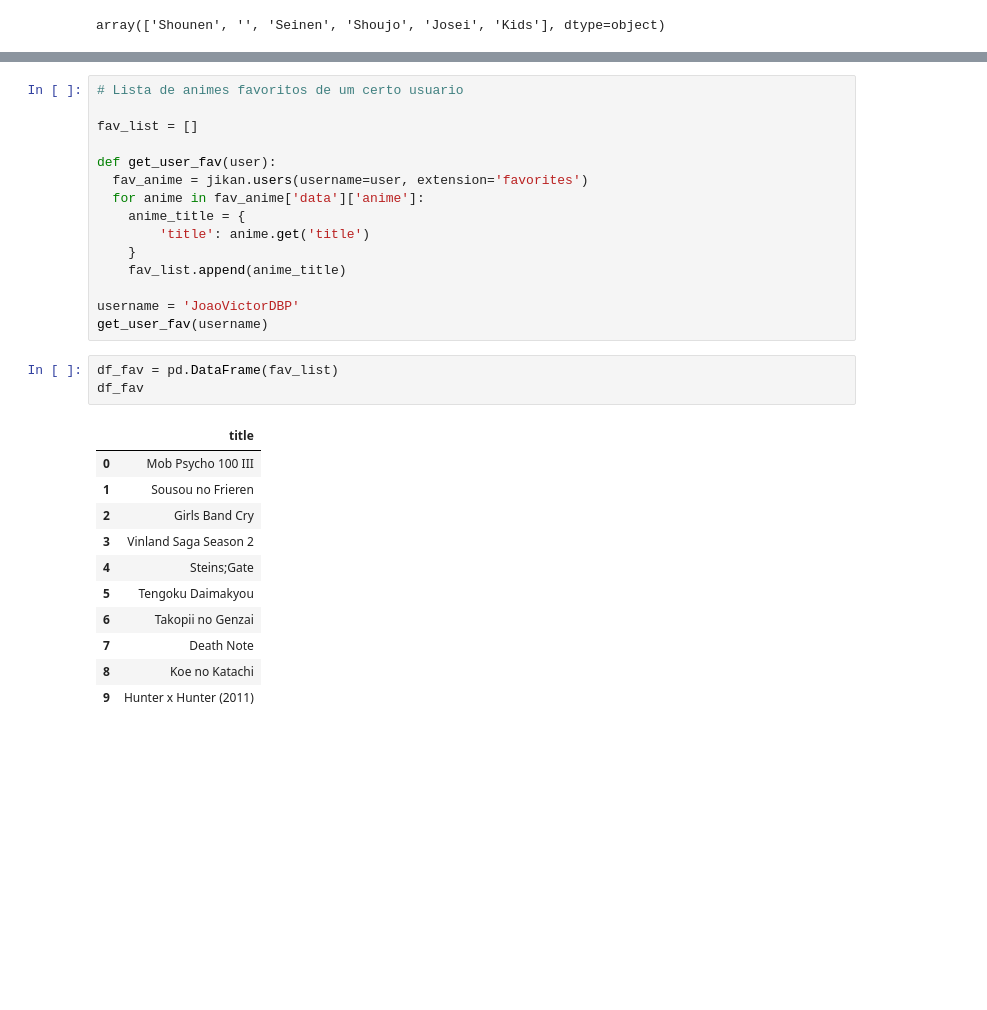
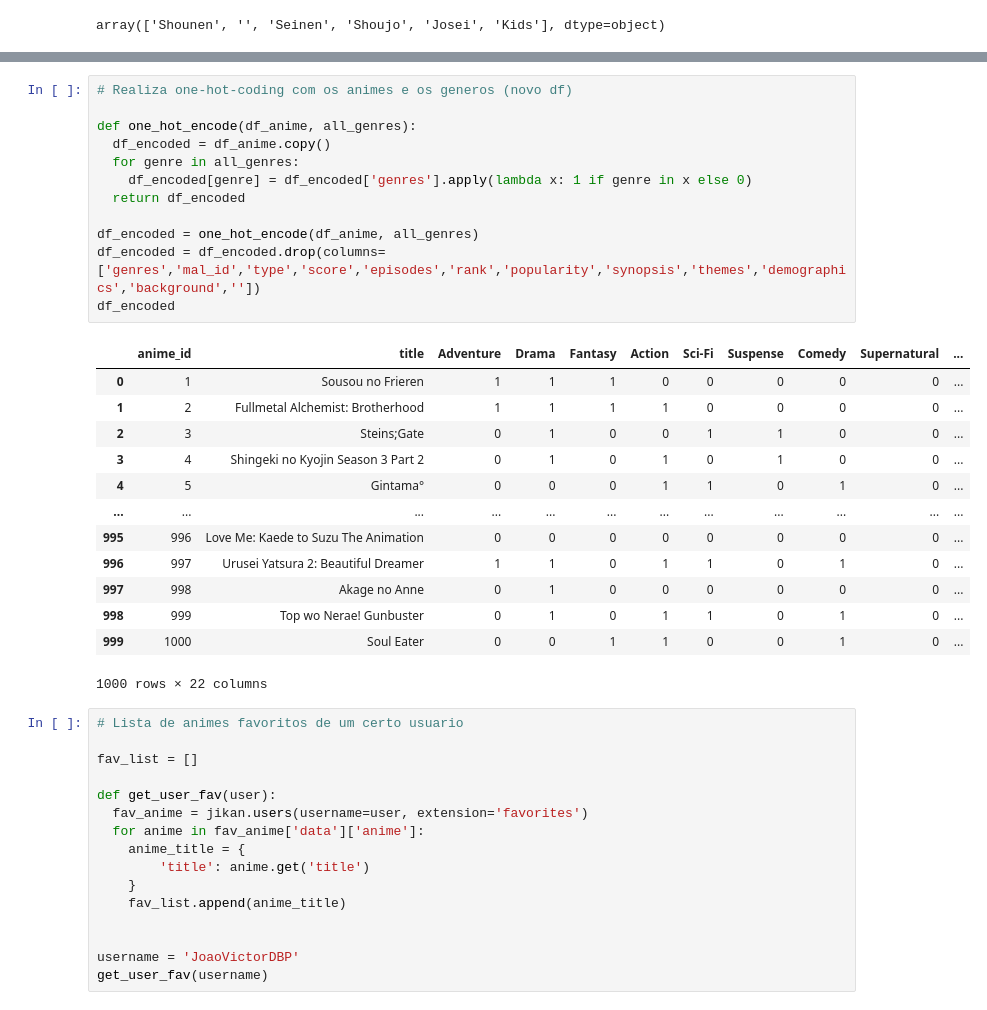
Before and after one commit to JoaoVictorDBP/Anime-Recommendation-System, a Jupyter notebook: AnimeRec.ipynb, the cells around one changed output, grey strips where cells are left out. Drawn from its saved outputs; the diff is of its cells as text; blank space fills up the shorter version.

```diff
--- a/AnimeRec.ipynb
+++ b/AnimeRec.ipynb
@@ -222,3 +256,29 @@ array(['Shounen', '', 'Seinen', 'Shoujo', 'Josei', 'Kids'], dtype=object)
+# %%
+# Realiza one-hot-coding com os animes e os generos (novo df)
+
+def one_hot_encode(df_anime, all_genres):
+  df_encoded = df_anime.copy()
+  for genre in all_genres:
+    df_encoded[genre] = df_encoded['genres'].apply(lambda x: 1 if genre in x else 0)
+  return df_encoded
+
+df_encoded = one_hot_encode(df_anime, all_genres)
+df_encoded = df_encoded.drop(columns=['genres','mal_id','type','score','episodes','rank','popularity','synopsis','themes','demographics','background',''])
+df_encoded
+# %% [output]
+|  | anime_id | title | Adventure | Drama | Fantasy | Action | Sci-Fi | Suspense | Comedy | Supernatural | ... |
+| 0 | 1 | Sousou no Frieren | 1 | 1 | 1 | 0 | 0 | 0 | 0 | 0 | ... |
+| 1 | 2 | Fullmetal Alchemist: Brotherhood | 1 | 1 | 1 | 1 | 0 | 0 | 0 | 0 | ... |
+| 2 | 3 | Steins;Gate | 0 | 1 | 0 | 0 | 1 | 1 | 0 | 0 | ... |
+| 3 | 4 | Shingeki no Kyojin Season 3 Part 2 | 0 | 1 | 0 | 1 | 0 | 1 | 0 | 0 | ... |
+| 4 | 5 | Gintama° | 0 | 0 | 0 | 1 | 1 | 0 | 1 | 0 | ... |
+| ... | ... | ... | ... | ... | ... | ... | ... | ... | ... | ... | ... |
+| 995 | 996 | Love Me: Kaede to Suzu The Animation | 0 | 0 | 0 | 0 | 0 | 0 | 0 | 0 | ... |
+| 996 | 997 | Urusei Yatsura 2: Beautiful Dreamer | 1 | 1 | 0 | 1 | 1 | 0 | 1 | 0 | ... |
+| 997 | 998 | Akage no Anne | 0 | 1 | 0 | 0 | 0 | 0 | 0 | 0 | ... |
+| 998 | 999 | Top wo Nerae! Gunbuster | 0 | 1 | 0 | 1 | 1 | 0 | 1 | 0 | ... |
+| 999 | 1000 | Soul Eater | 0 | 0 | 1 | 1 | 0 | 0 | 1 | 0 | ... |
+1000 rows × 22 columns
 # %%
 # Lista de animes favoritos de um certo usuario
 
@@ -232,20 +292,6 @@ def get_user_fav(user):
     }
     fav_list.append(anime_title)
 
+
 username = 'JoaoVictorDBP'
 get_user_fav(username)
-# %%
-df_fav = pd.DataFrame(fav_list)
-df_fav
-# %% [output]
-|  | title |
-| 0 | Mob Psycho 100 III |
-| 1 | Sousou no Frieren |
-| 2 | Girls Band Cry |
-| 3 | Vinland Saga Season 2 |
-| 4 | Steins;Gate |
-| 5 | Tengoku Daimakyou |
-| 6 | Takopii no Genzai |
-| 7 | Death Note |
-| 8 | Koe no Katachi |
-| 9 | Hunter x Hunter (2011) |
```
Also changed, not shown: parts of 7 cells of this notebook.
